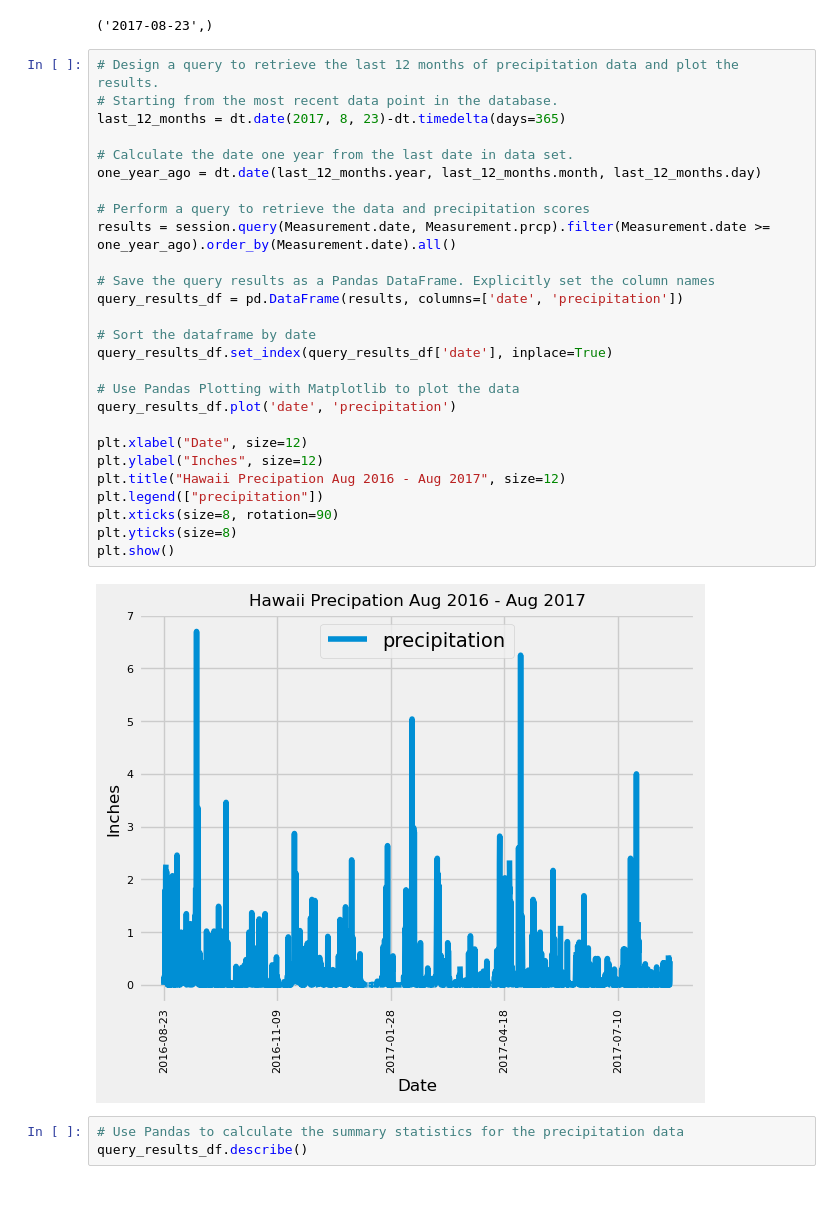
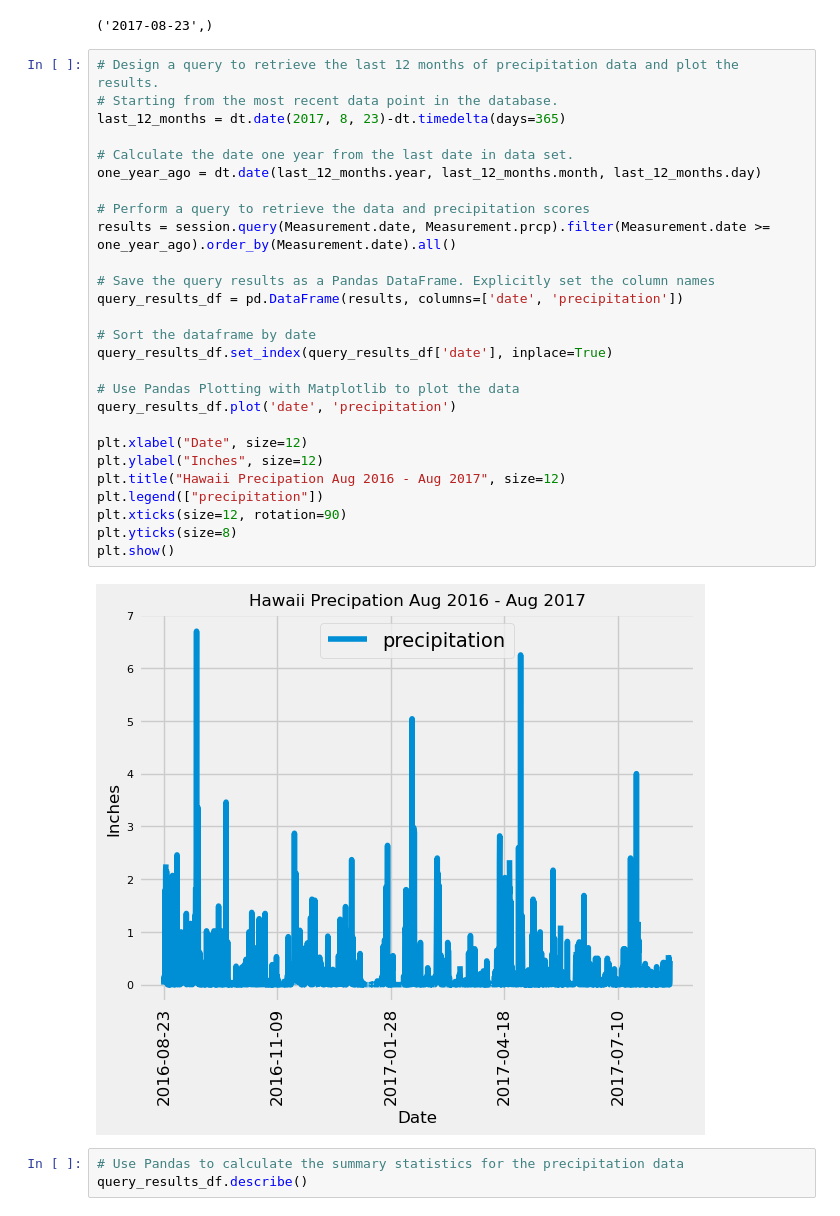
Before and after one commit to jkspiva/sql-alchemy-challenge, a Jupyter notebook: climate_starter.ipynb, the cells around one changed output. Cells and saved outputs as stored; diff of their text form.

```diff
--- a/climate_starter.ipynb
+++ b/climate_starter.ipynb
@@ -48,32 +48,32 @@ most_recent_date
 # %%
 # Design a query to retrieve the last 12 months of precipitation data and plot the results.
 # Starting from the most recent data point in the database.
 last_12_months = dt.date(2017, 8, 23)-dt.timedelta(days=365)
 
 # Calculate the date one year from the last date in data set.
 one_year_ago = dt.date(last_12_months.year, last_12_months.month, last_12_months.day)
 
 # Perform a query to retrieve the data and precipitation scores
 results = session.query(Measurement.date, Measurement.prcp).filter(Measurement.date >= one_year_ago).order_by(Measurement.date).all()
 
 # Save the query results as a Pandas DataFrame. Explicitly set the column names
 query_results_df = pd.DataFrame(results, columns=['date', 'precipitation'])
 
 # Sort the dataframe by date
 query_results_df.set_index(query_results_df['date'], inplace=True)
 
 # Use Pandas Plotting with Matplotlib to plot the data
 query_results_df.plot('date', 'precipitation')
 
 plt.xlabel("Date", size=12)
 plt.ylabel("Inches", size=12)
 plt.title("Hawaii Precipation Aug 2016 - Aug 2017", size=12)
 plt.legend(["precipitation"])
-plt.xticks(size=8, rotation=90)
+plt.xticks(size=12, rotation=90)
 plt.yticks(size=8)
 plt.show()
 # %% [output]
-[figure, old version]
+[figure, new version]
 # %%
 # Use Pandas to calculate the summary statistics for the precipitation data
 query_results_df.describe()
```
Also changed, not shown: parts of 1 cell of this notebook.
